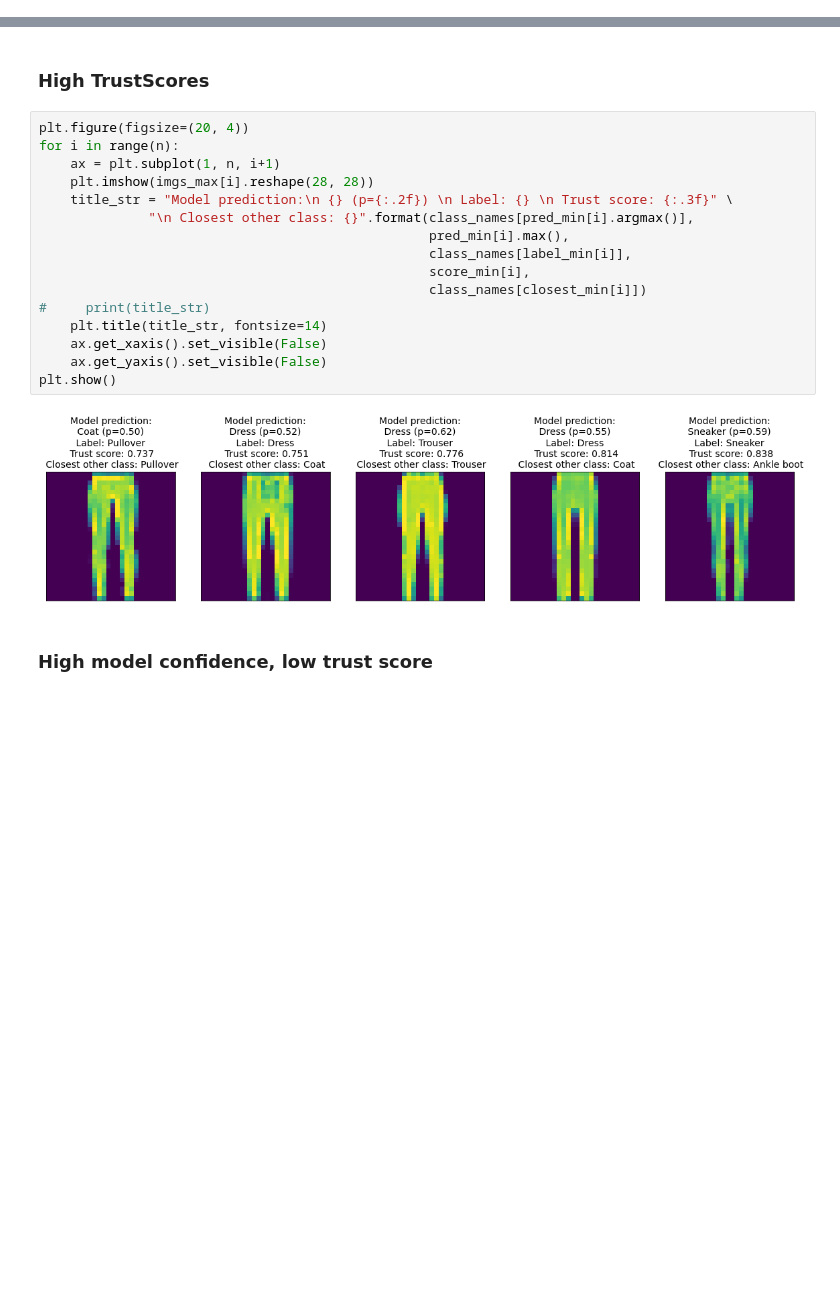
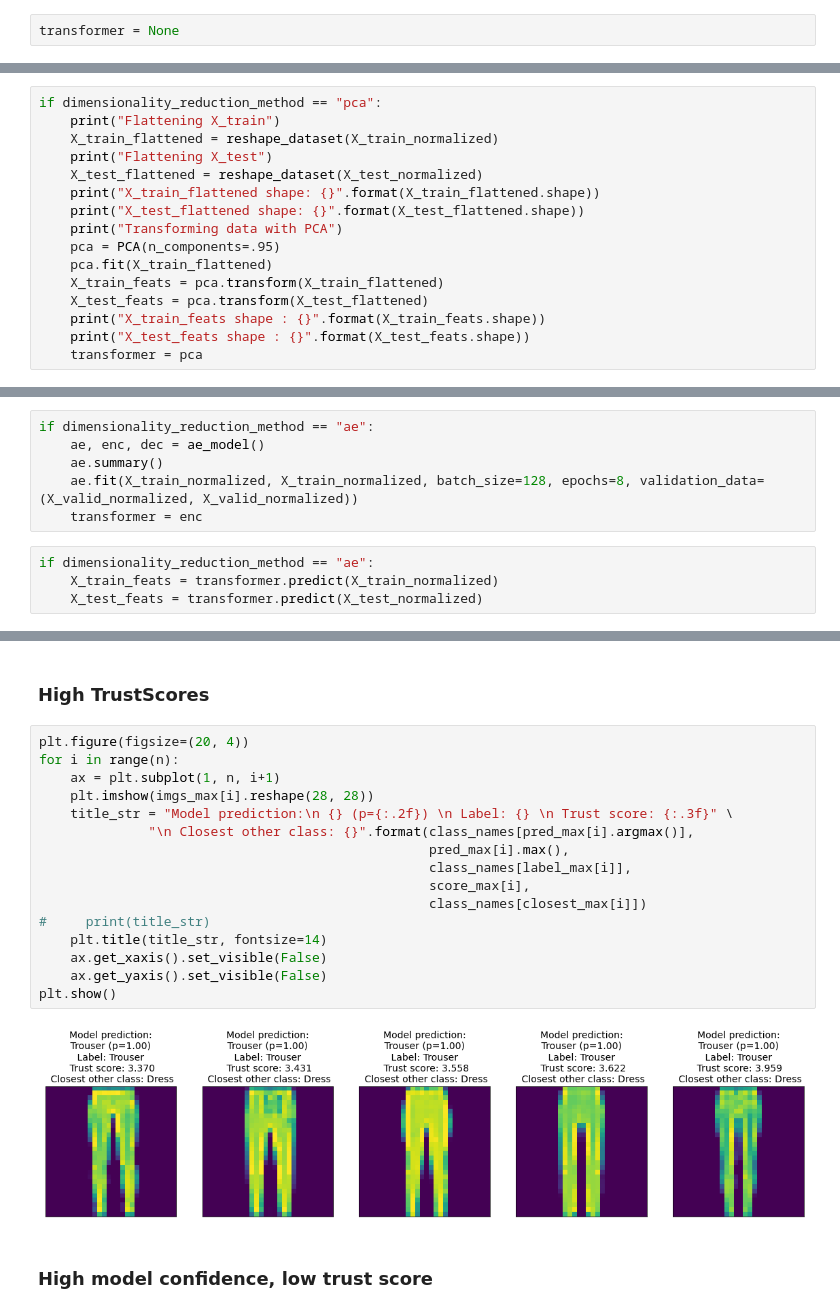
Before and after one commit to tzamalisp/dev_tasks, a Jupyter notebook: NBs/NN01 -- MNIST Fashion (Classification)-Entropy, uncertainty, TrustScores.ipynb, the cells around one changed output, grey strips where cells are left out. Drawn from its saved outputs; the diff is of its cells as text; blank space fills up the shorter version.

```diff
--- a/NBs/NN01 -- MNIST Fashion (Classification)-Entropy, uncertainty, TrustScores.ipynb
+++ b/NBs/NN01 -- MNIST Fashion (Classification)-Entropy, uncertainty, TrustScores.ipynb
@@ -573,0 +566,2 @@ from alibi.confidence import TrustScore
+# %%
+transformer = None
@@ -614,0 +582,16 @@ X_test_feats = pca.transform(X_test_flattened)
+# %%
+if dimensionality_reduction_method == "pca":
+    print("Flattening X_train")
+    X_train_flattened = reshape_dataset(X_train_normalized)
+    print("Flattening X_test")
+    X_test_flattened = reshape_dataset(X_test_normalized)
+    print("X_train_flattened shape: {}".format(X_train_flattened.shape))
+    print("X_test_flattened shape: {}".format(X_test_flattened.shape))
+    print("Transforming data with PCA")
+    pca = PCA(n_components=.95)
+    pca.fit(X_train_flattened)
+    X_train_feats = pca.transform(X_train_flattened)
+    X_test_feats = pca.transform(X_test_flattened)
+    print("X_train_feats shape : {}".format(X_train_feats.shape))
+    print("X_test_feats shape : {}".format(X_test_feats.shape))
+    transformer = pca
@@ -615,3 +642,13 @@ X_test_feats = pca.transform(X_test_flattened)
+# %%
+if dimensionality_reduction_method == "ae":
+    ae, enc, dec = ae_model()
+    ae.summary()
+    ae.fit(X_train_normalized, X_train_normalized, batch_size=128, epochs=8, validation_data=(X_valid_normalized, X_valid_normalized))
+    transformer = enc
+# %%
+if dimensionality_reduction_method == "ae":
+    X_train_feats = transformer.predict(X_train_normalized)
+    X_test_feats = transformer.predict(X_test_normalized)
 # %%
 print("X_train_feats shape : {}".format(X_train_feats.shape))
 print("X_test_feats shape : {}".format(X_test_feats.shape))
@@ -696,21 +735,21 @@ plt.show()
 # %%
 plt.figure(figsize=(20, 4))
 for i in range(n):
     ax = plt.subplot(1, n, i+1)
     plt.imshow(imgs_max[i].reshape(28, 28))
     title_str = "Model prediction:\n {} (p={:.2f}) \n Label: {} \n Trust score: {:.3f}" \
-              "\n Closest other class: {}".format(class_names[pred_min[i].argmax()],
-                                                  pred_min[i].max(),
-                                                  class_names[label_min[i]],
-                                                  score_min[i],
-                                                  class_names[closest_min[i]])
+              "\n Closest other class: {}".format(class_names[pred_max[i].argmax()],
+                                                  pred_max[i].max(),
+                                                  class_names[label_max[i]],
+                                                  score_max[i],
+                                                  class_names[closest_max[i]])
 #     print(title_str)
     plt.title(title_str, fontsize=14)
     ax.get_xaxis().set_visible(False)
     ax.get_yaxis().set_visible(False)
 plt.show()
 # %% [output]
-[figure, old version]
+[figure, new version]
 # %% [markdown]
 ### High model confidence, low trust score
 # %% [markdown]
```
Also changed, not shown: parts of 65 cells of this notebook.
